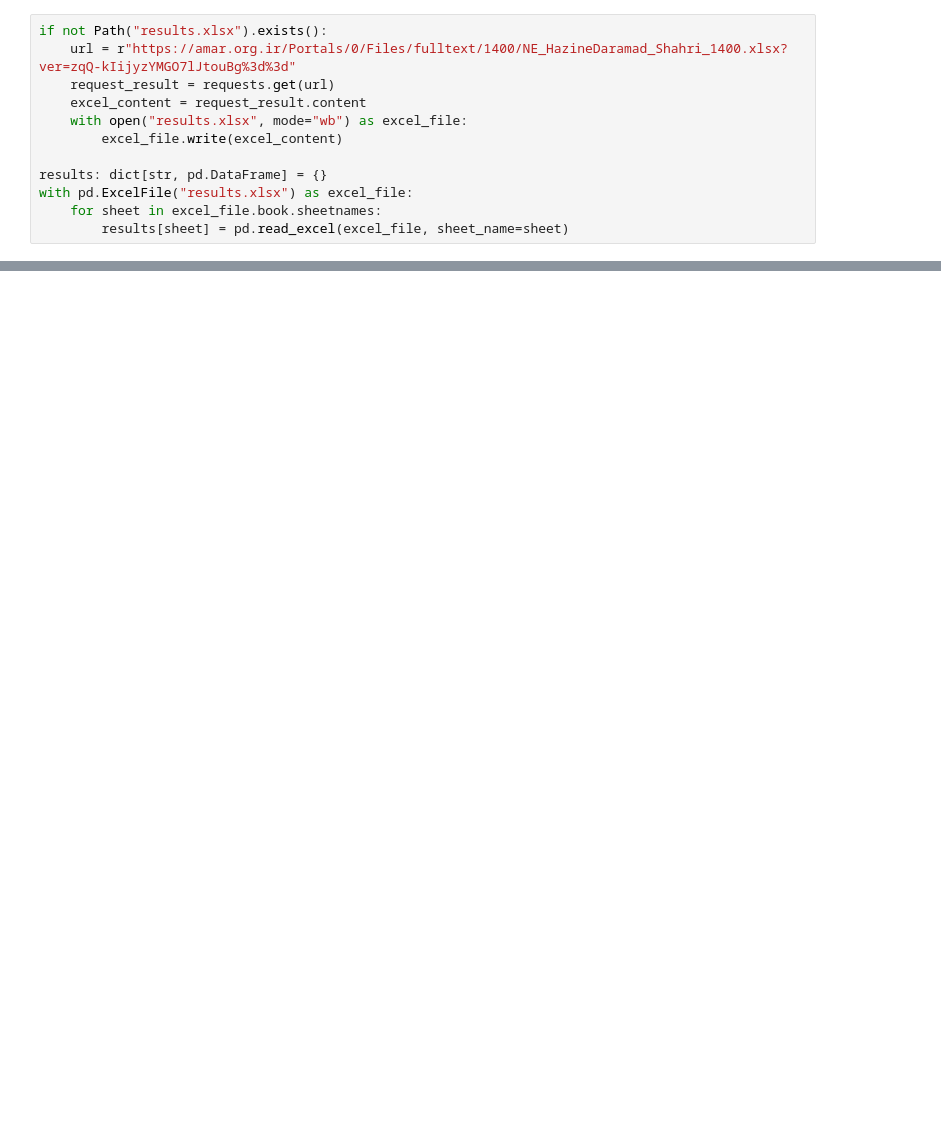
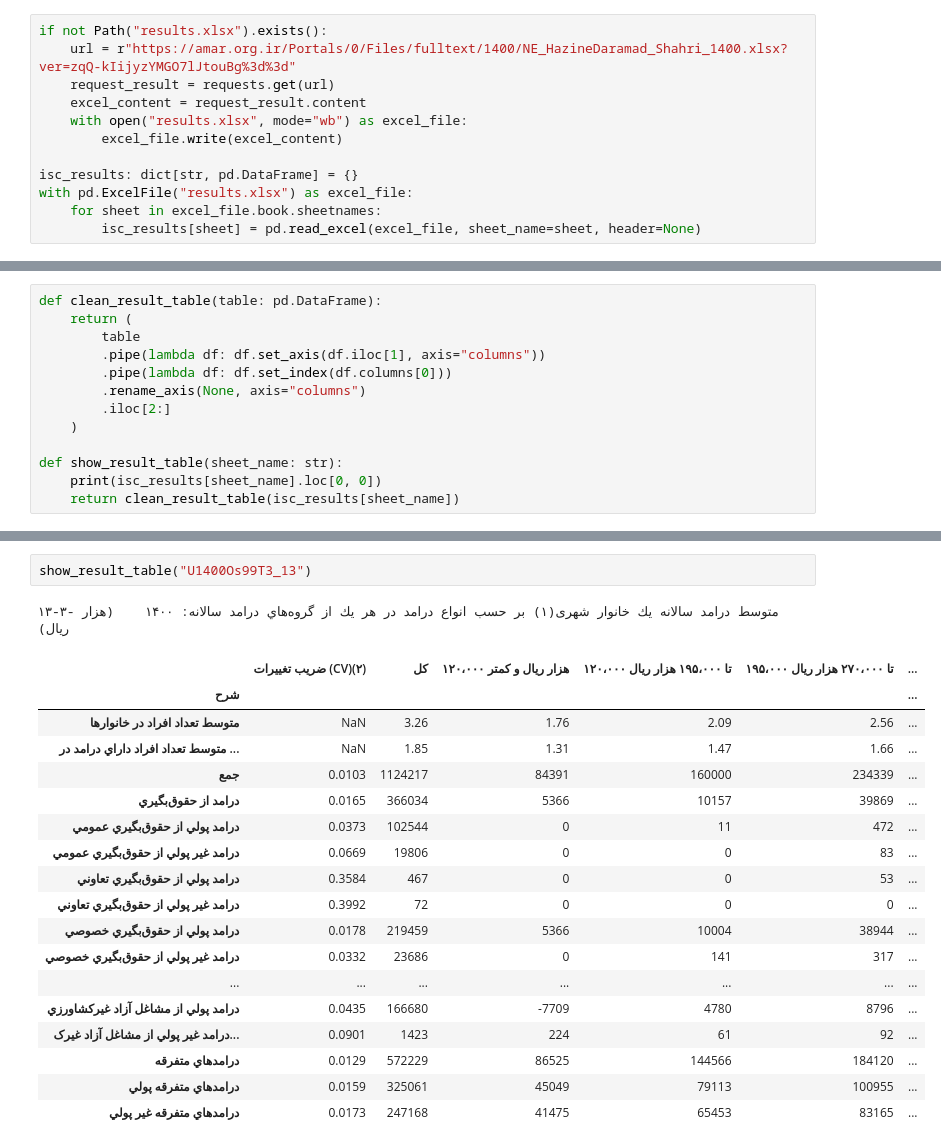
Before and after one commit to Iran-Open-Data/HBSIR_OLD, a Jupyter notebook: examples/ISC/results/urban/1400/results.ipynb, the cells around one changed output, grey strips where cells are left out. Drawn from its saved outputs; the diff is of its cells as text; blank space fills up the shorter version.

Commit message:
Add income breakdown table (#50)

```diff
--- a/examples/ISC/results/urban/1400/results.ipynb
+++ b/examples/ISC/results/urban/1400/results.ipynb
@@ -28,7 +29,7 @@ if not Path("results.xlsx").exists():
     with open("results.xlsx", mode="wb") as excel_file:
         excel_file.write(excel_content)
 
-results: dict[str, pd.DataFrame] = {}
+isc_results: dict[str, pd.DataFrame] = {}
 with pd.ExcelFile("results.xlsx") as excel_file:
     for sheet in excel_file.book.sheetnames:
-        results[sheet] = pd.read_excel(excel_file, sheet_name=sheet)
+        isc_results[sheet] = pd.read_excel(excel_file, sheet_name=sheet, header=None)
@@ -46,0 +36,13 @@ results["U1400Os99T1_04"]
+# %%
+def clean_result_table(table: pd.DataFrame):
+    return (
+        table
+        .pipe(lambda df: df.set_axis(df.iloc[1], axis="columns"))
+        .pipe(lambda df: df.set_index(df.columns[0]))
+        .rename_axis(None, axis="columns")
+        .iloc[2:]
+    )
+
+def show_result_table(sheet_name: str):
+    print(isc_results[sheet_name].loc[0, 0])
+    return clean_result_table(isc_results[sheet_name])
@@ -46,0 +137,22 @@ results["U1400Os99T1_04"]
+# %%
+show_result_table("U1400Os99T3_13")
+# %% [output]
+۱۳-۳- متوسط ‌درامد سالانه‌ يك ‌خانوار شهری(۱) بر حسب انواع ‌درامد در هر يك از گروه‌هاي درامد سالانه: ۱۴۰۰    (هزار ريال)
+|  | ضريب تغييرات (CV)(۲) | کل | ۱۲۰،۰۰۰ هزار ريال و كمتر | ۱۲۰،۰۰۰ تا ۱۹۵،۰۰۰ هزار ريال | ۱۹۵،۰۰۰ تا ۲۷۰،۰۰۰ هزار ريال | ... |
+| شرح |  |  |  |  |  | ... |
+| متوسط تعداد افراد در خانوارها | NaN | 3.26 | 1.76 | 2.09 | 2.56 | ... |
+| متوسط تعداد افراد داراي درامد در ... | NaN | 1.85 | 1.31 | 1.47 | 1.66 | ... |
+| جمع | 0.0103 | 1124217 | 84391 | 160000 | 234339 | ... |
+| درامد از حقوق‌بگيري | 0.0165 | 366034 | 5366 | 10157 | 39869 | ... |
+| درامد پولي از حقوق‌بگيري عمومي | 0.0373 | 102544 | 0 | 11 | 472 | ... |
+| درامد غير پولي از حقوق‌بگيري عمومي | 0.0669 | 19806 | 0 | 0 | 83 | ... |
+| درامد پولي از حقوق‌بگيري تعاوني | 0.3584 | 467 | 0 | 0 | 53 | ... |
+| درامد غير پولي از حقوق‌بگيري تعاوني | 0.3992 | 72 | 0 | 0 | 0 | ... |
+| درامد پولي از حقوق‌بگيري خصوصي | 0.0178 | 219459 | 5366 | 10004 | 38944 | ... |
+| درامد غير پولي از حقوق‌بگيري خصوصي | 0.0332 | 23686 | 0 | 141 | 317 | ... |
+| ... | ... | ... | ... | ... | ... | ... |
+| درامد پولي از مشاغل آزاد غيرکشاورزي | 0.0435 | 166680 | -7709 | 4780 | 8796 | ... |
+| درامد غير پولي از مشاغل آزاد غيرک... | 0.0901 | 1423 | 224 | 61 | 92 | ... |
+| درامدهاي متفرقه | 0.0129 | 572229 | 86525 | 144566 | 184120 | ... |
+| درامدهاي متفرقه پولي | 0.0159 | 325061 | 45049 | 79113 | 100955 | ... |
+| درامدهاي متفرقه غير پولي | 0.0173 | 247168 | 41475 | 65453 | 83165 | ... |
```
Also changed, not shown: parts of 8 cells of this notebook.
